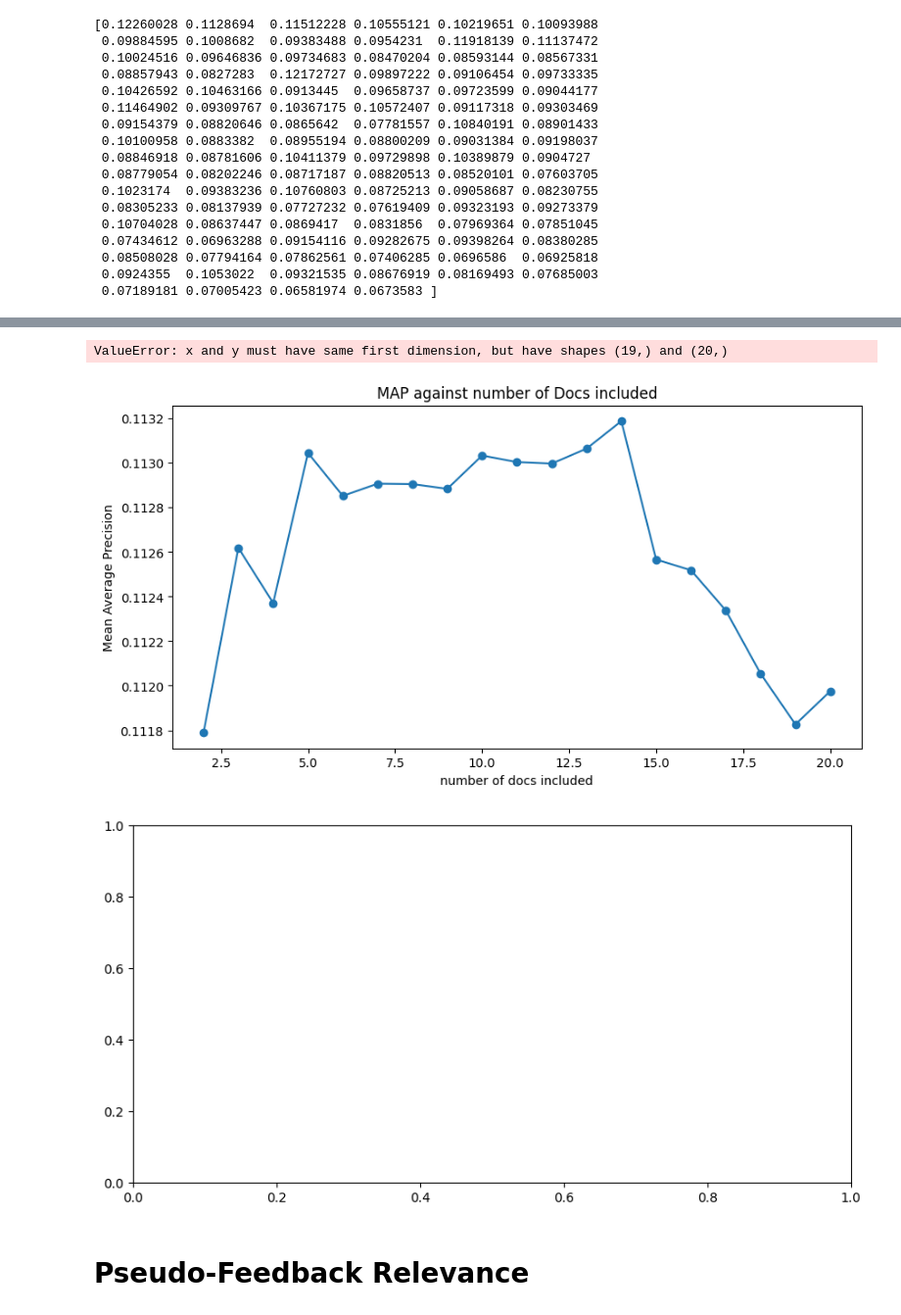
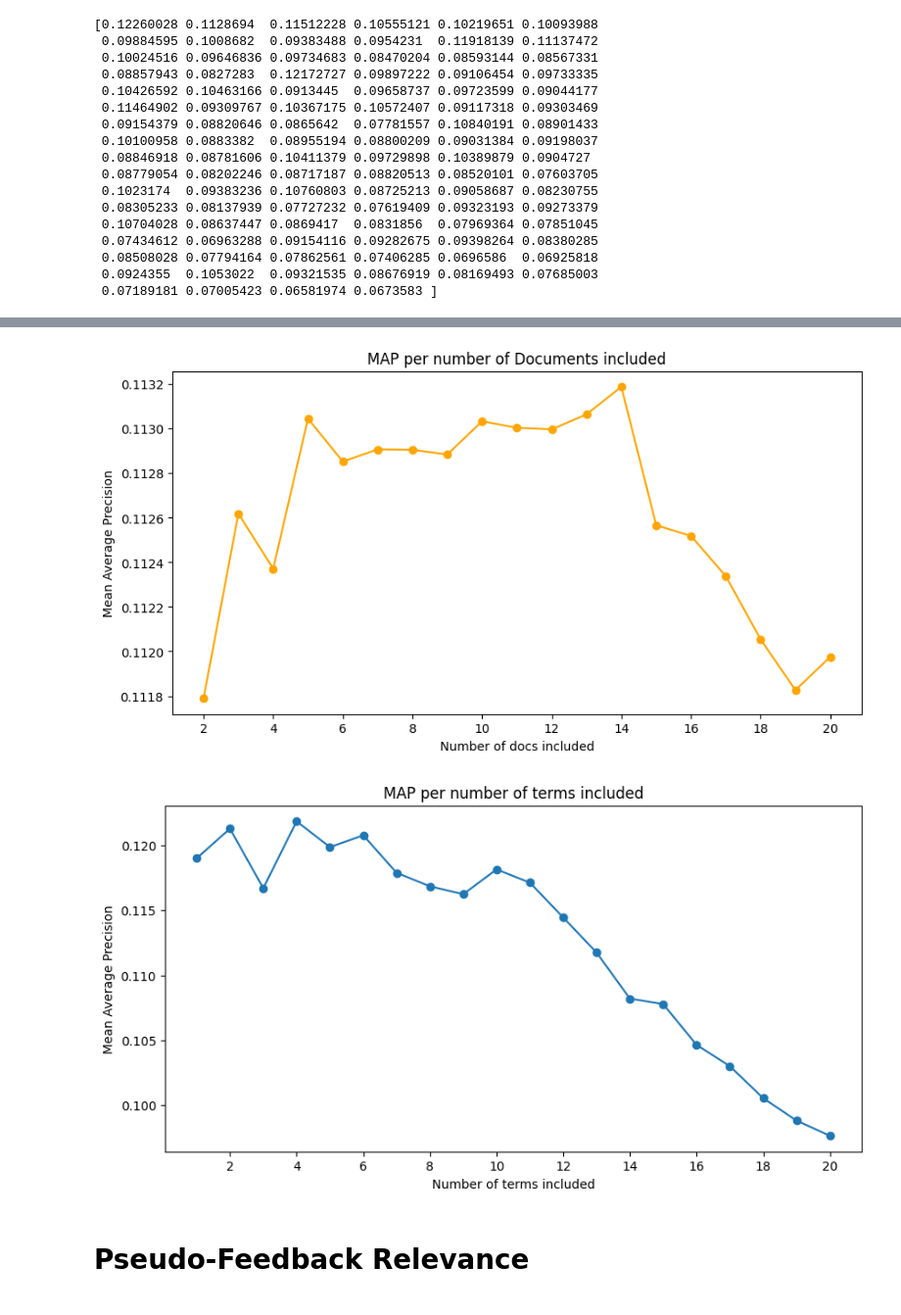
Before and after one commit to juhcsabi/FoundationsOfInformationRetrievalProject, a Jupyter notebook: test.ipynb, the cells around one changed output, grey strips where cells are left out. Shown at 98% size. Drawn from its saved outputs; the diff is of its cells as text; code cells hidden in the pictures.

Commit message:
More Results

```diff
--- a/test.ipynb
+++ b/test.ipynb
@@ -119,3 +119,20 @@ print(loaded_results_array)
 # To retrieve the array from the file
 loaded_results_array = np.load('results2.npy')
 results = loaded_results_array
+# %%
+# print(results_array)
+
+docs_array = results_array
+term_array = np.transpose(results_array)
+
+mean_per_doc = []
+mean_per_term = []
+
+for i, docs in enumerate(docs_array):
+    mean_per_doc.append(np.mean(docs))
+    print(i+2, np.mean(docs))
+
+
+for j, terms in enumerate(term_array):
+    mean_per_term.append(np.mean(terms))
+    print(j+1, np.mean(terms))
@@ -122,5 +157,5 @@ results = loaded_results_array
 # %%
-results_array = np.array(results).reshape((len(range(2, 21)), len(range(1, 21))))
+# results_array = np.array(results).reshape((len(range(2, 21)), len(range(1, 21))))
 
 # print(results_array)
 
@@ -135,7 +170,7 @@ plt.ylabel('Mean Average Precision')
 # Plot mean_average_precision as a function of j
 plt.figure(figsize=(10, 5))
 # plt.subplot(1, 2, 2)
-plt.plot(range(2, 21), results_array.mean(axis=0), marker='o')
+plt.plot(range(, 21), results_array.mean(axis=0), marker='o')
 plt.title('MAP against percentage of terms included')
 plt.xlabel('part of total terms included')
 plt.ylabel('Mean Average Precision')
@@ -145,9 +180,31 @@ plt.tight_layout()
 
 # Show the plots
 plt.show()
-# %% [output]
-ValueError: x and y must have same first dimension, but have shapes (19,) and (20,)
-[figure, removed]
-[figure, removed]
+# %%
+# Plot mean_average_precision as a function of i
+plt.figure(figsize=(10, 5))
+plt.plot(range(2, len(mean_per_doc)+2), mean_per_doc, marker='o', color='orange')
+plt.xticks(np.arange(2, 21, 2))
+plt.title('MAP per number of Documents included')
+plt.xlabel('Number of docs included')
+plt.ylabel('Mean Average Precision')
+
+# Plot mean_average_precision as a function of j
+plt.figure(figsize=(10, 5))
+
+plt.plot(range(1,21), mean_per_term, marker='o')
+plt.xticks(np.arange(2, 21, 2))
+plt.title('MAP per number of terms included')
+plt.xlabel('Number of terms included')
+plt.ylabel('Mean Average Precision')
+
+# # Adjust layout for better visualization
+# plt.tight_layout()
+
+# # Show the plots
+plt.show()
+# %% [output]
+[figure, added]
+[figure, added]
 # %% [markdown]
 # Pseudo-Feedback Relevance
```
Also changed, not shown: parts of 2 cells of this notebook, 3 other files.
